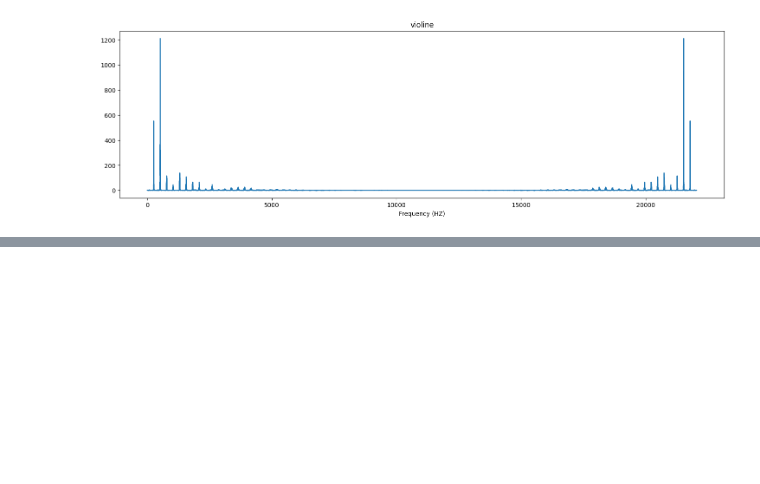
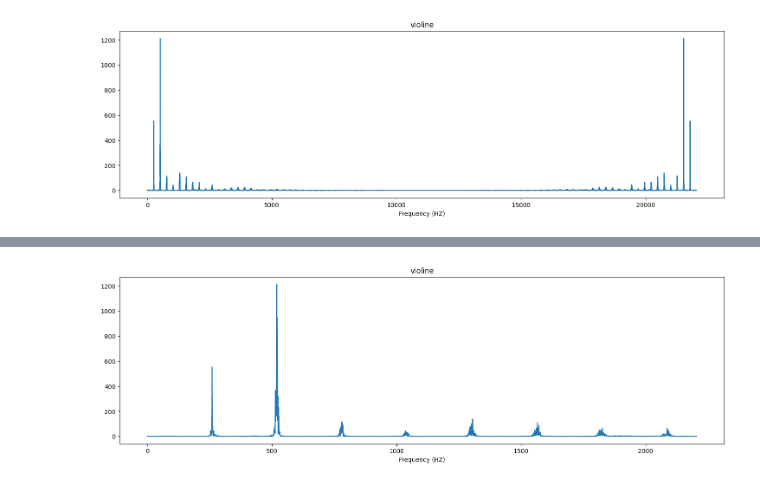
Before and after one commit to zahra-sharifzadeh/Digital_Audio_Processing, a Jupyter notebook: Extracting the Discrete Fourier Transform/Extracting_the_Discrete_Fourier_Transform.ipynb, the cells around one changed output, grey strips where cells are left out. Drawn from its saved outputs; the diff is of its cells as text; code cells hidden in the pictures; blank space fills up the shorter version.

```diff
--- a/Extracting the Discrete Fourier Transform/Extracting_the_Discrete_Fourier_Transform.ipynb
+++ b/Extracting the Discrete Fourier Transform/Extracting_the_Discrete_Fourier_Transform.ipynb
@@ -147,0 +143,7 @@ plot_magnitude_spectrum(violin_c4,
+# %%
+plot_magnitude_spectrum(violin_c4,
+                        "violine",
+                        sr,
+                        0.1)
+# %% [output]
+[figure, added]
```
Also changed, not shown: parts of 10 cells of this notebook.
